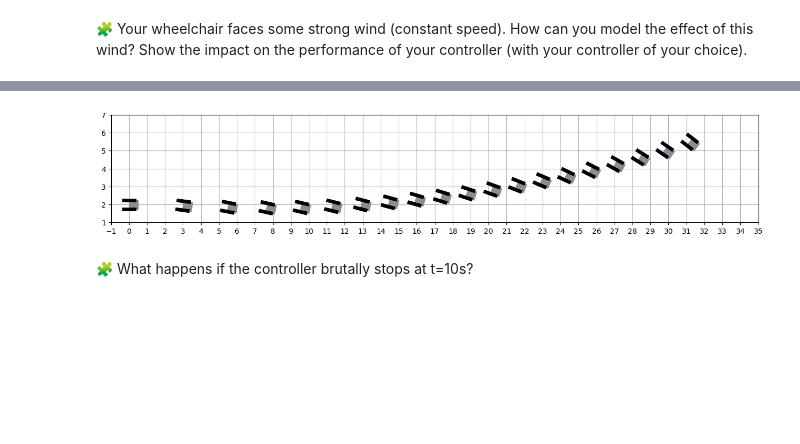
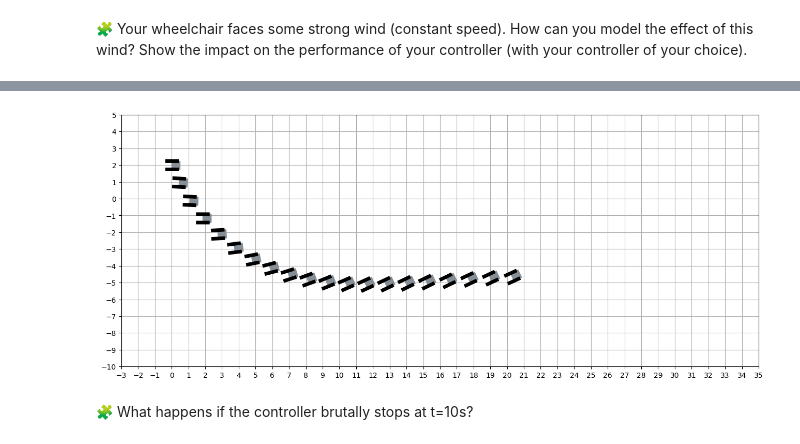
Before and after one commit to AchrafRachidi2000/control-engineering-with-python-project-2022-2023, a Jupyter notebook: Project-3.ipynb, the cells around one changed output, grey strips where cells are left out. Cells and saved outputs as stored; diff of their text form; code cells hidden in the pictures; blank space fills up the shorter version.

```diff
--- a/Project-3.ipynb
+++ b/Project-3.ipynb
@@ -1084,26 +1093,24 @@ plt.show()
 # %%
-def fun(t, xytheta):
+def fun1(t, xytheta):
     x, y, theta = xytheta
-    vw=2
+    v_1=1
+    v_2=1
     omega_l, omega_r = omega(t, xytheta)
-    dx = Rw * 0.5 * (omega_l + omega_r) * cos(theta) + vw
-    dy = Rw * 0.5 * (omega_l + omega_r) * sin(theta)
+    dx = Rw * 0.5 * (omega_l + omega_r) * cos(theta) - v_1
+    dy = Rw * 0.5 * (omega_l + omega_r) * sin(theta) - v_2
     dtheta = Rw * (omega_r - omega_l) / L
     return array([dx, dy, dtheta])
+poles = [-0.23,-0.24,-0.25]
+K = place_poles(A, B, poles).gain_matrix
+rwind= solve_ivp(fun=fun1,t_span=[0,tf] ,y0=[0,2,0], dense_output=True,max_step=1e-2, atol=1e-12)
+t = arange(0, 20 ,1)
+sol = rwind["sol"](t)
+draw_arena(xmax=35,xmin=-3,ymin=-10,ymax=5)
 
-t = linspace(0,tf, 1000)
-poles = [-0.36, -0.37, -0.35]
-K = place_poles(A,B,poles).gain_matrix
-r_s = solve_ivp(fun=fun,t_span=[0,tf] ,y0=[0,2,0], dense_output=True,max_step=1e-2, atol=1e-12)
-
-
-t = arange(0, 20, 1)
-sol_t = r_s["sol"](t)
-draw_arena(xmax=35,xmin=-1,ymin=1,ymax=7)
-for x, y, theta in sol_t.T:
+for x, y, theta in sol.T:
     draw_wheelchair(x, y, theta)
 # %% [output]
-[figure, old version]
+[figure, new version]
 # %% [markdown]
 🧩 What happens if the controller brutally stops at t=10s?
 # %%
```
Also changed, not shown: parts of 9 cells of this notebook.
